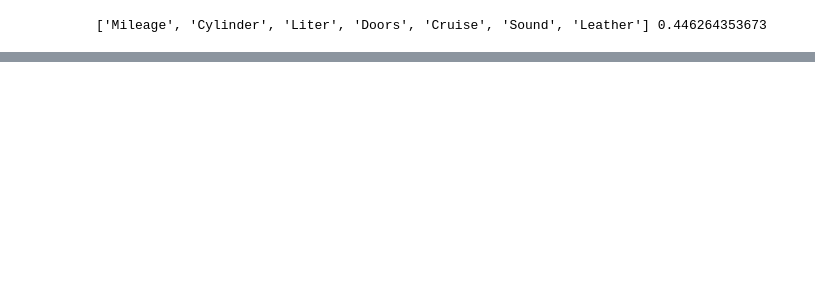
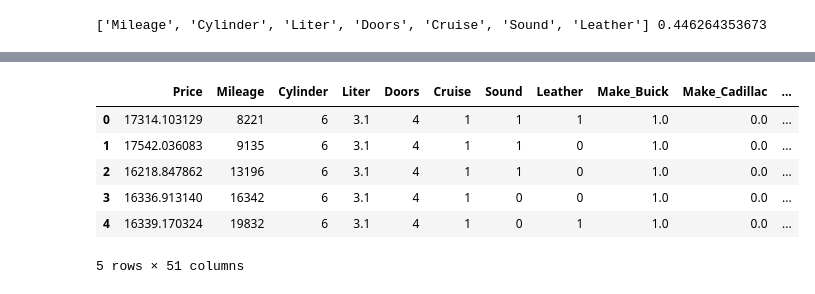
Before and after one commit to mendez6412/car-worth-linear-regression, a Jupyter notebook: car-worth.ipynb, the cells around one changed output, grey strips where cells are left out. Cells and saved outputs as stored; diff of their text form; code cells hidden in the pictures; blank space fills up the shorter version.

Commit message:
added dummies

```diff
--- a/car-worth.ipynb
+++ b/car-worth.ipynb
@@ -131,0 +167,14 @@ print(max_group, best_score)
+# %%
+demos = pd.get_dummies(df[['Make', 'Model', 'Type']])
+# %%
+demos_df = df.join(demos)
+demos_df.drop(['Make', 'Model', 'Trim', 'Type'], axis=1, inplace=True)
+demos_df.head()
+# %% [output]
+|  | Price | Mileage | Cylinder | Liter | Doors | Cruise | Sound | Leather | Make_Buick | Make_Cadillac | ... |
+| 0 | 17314.103129 | 8221 | 6 | 3.1 | 4 | 1 | 1 | 1 | 1.0 | 0.0 | ... |
+| 1 | 17542.036083 | 9135 | 6 | 3.1 | 4 | 1 | 1 | 0 | 1.0 | 0.0 | ... |
+| 2 | 16218.847862 | 13196 | 6 | 3.1 | 4 | 1 | 1 | 0 | 1.0 | 0.0 | ... |
+| 3 | 16336.913140 | 16342 | 6 | 3.1 | 4 | 1 | 0 | 0 | 1.0 | 0.0 | ... |
+| 4 | 16339.170324 | 19832 | 6 | 3.1 | 4 | 1 | 0 | 1 | 1.0 | 0.0 | ... |
+5 rows × 51 columns
```
Also changed, not shown: parts of 13 cells of this notebook.
